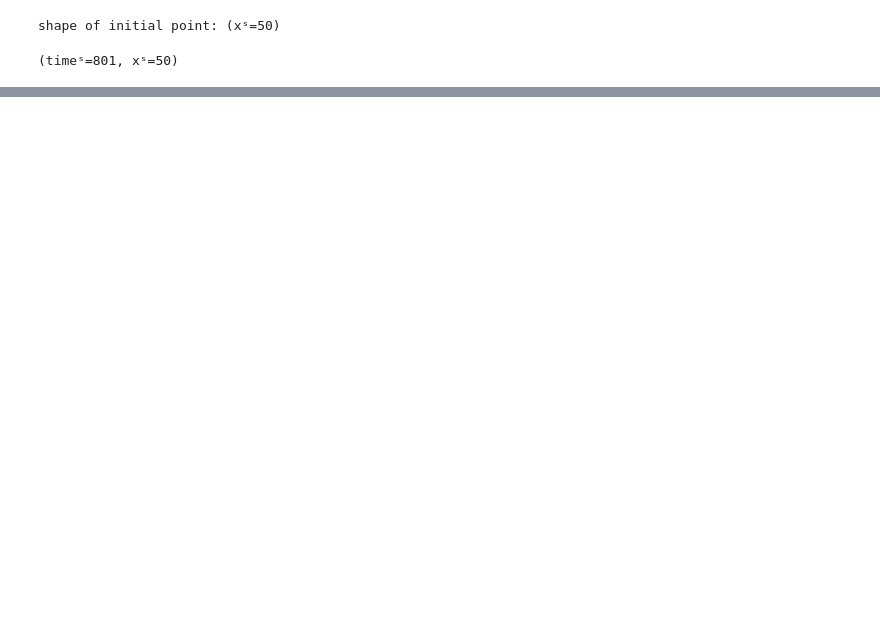
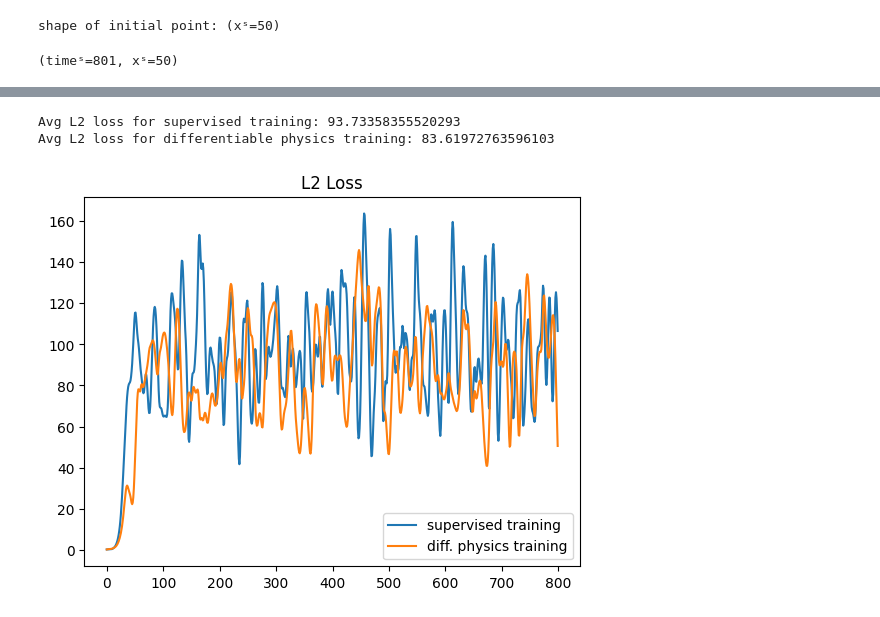
Before and after one commit to Stargazer1998/adv_dl_physics, a Jupyter notebook: exercise-10/exercise-10.ipynb, the cells around one changed output, grey strips where cells are left out. Cells and saved outputs as stored; diff of their text form; code cells hidden in the pictures; blank space fills up the shorter version.

```diff
--- a/exercise-10/exercise-10.ipynb
+++ b/exercise-10/exercise-10.ipynb
@@ -384,2 +383,15 @@ for i in range(800):
+# %%
+fig1, ax1 = plt.subplots()
+ax1.set_title('L2 Loss')
+ax1.plot(l2_loss_traj_1, label = 'supervised training')
+ax1.plot(l2_loss_traj_2, label = 'diff. physics training')
+ax1.legend()
+
+print(f"Avg L2 loss for supervised training: {sum(l2_loss_traj_1) / len(l2_loss_traj_1)}")
+print(f"Avg L2 loss for differentiable physics training: {sum(l2_loss_traj_2) / len(l2_loss_traj_2)}")
+# %% [output]
+Avg L2 loss for supervised training: 93.73358355520293
+Avg L2 loss for differentiable physics training: 83.61972763596103
+[figure, added]
 # %%
 fig1, ax1 = plt.subplots()
```
Also changed, not shown: parts of 14 cells of this notebook.
